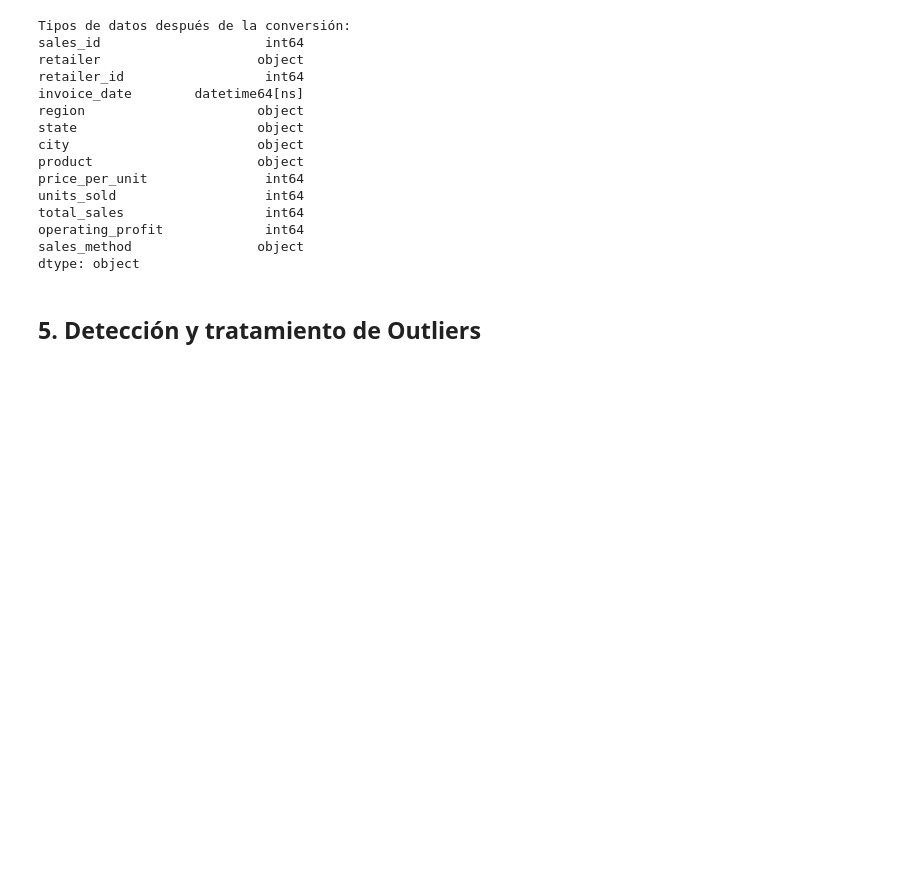
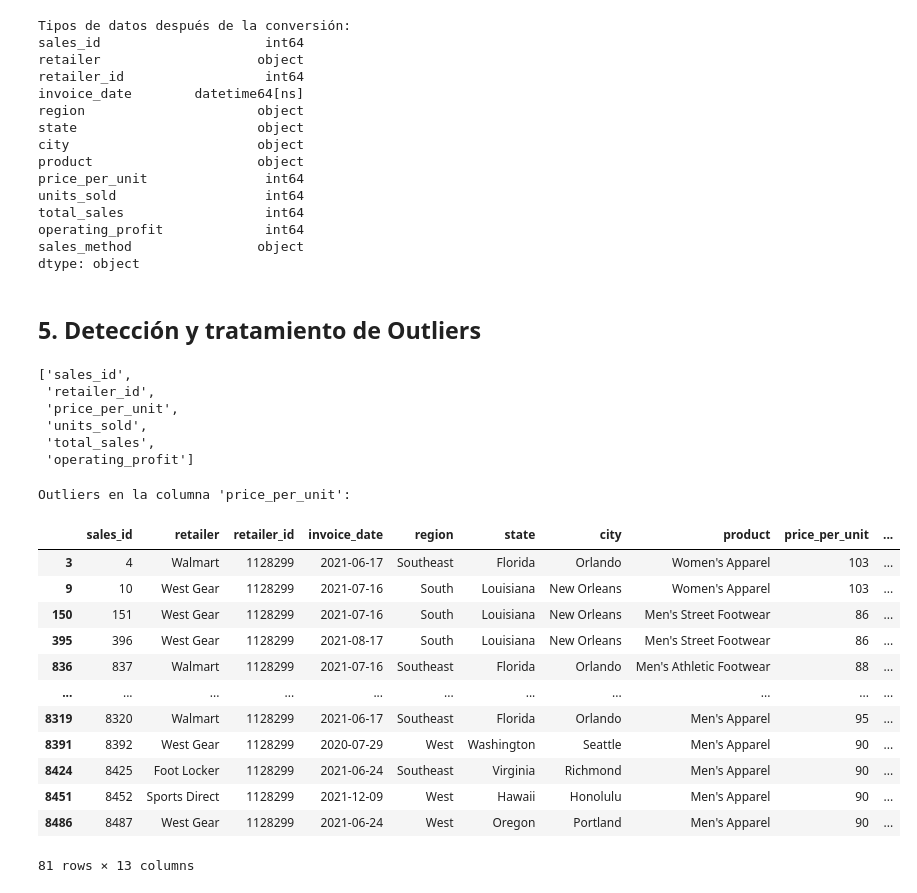
Before and after one commit to Dilmer-Rojas/Ventas_Adidas, a Jupyter notebook: notebooks/Data_Cleaning_Python.ipynb, the cells around one changed output. Cells and saved outputs as stored; diff of their text form; code cells hidden in the pictures; blank space fills up the shorter version.

```diff
--- a/notebooks/Data_Cleaning_Python.ipynb
+++ b/notebooks/Data_Cleaning_Python.ipynb
@@ -189,3 +189,42 @@ sales_method                object
 dtype: object
 # %% [markdown]
 ## 5. Detección y tratamiento de Outliers
+# %%
+# Identificar columnas numéricas para detectar outliers
+columnas_numericas = df.select_dtypes(include=[np.number]).columns.tolist()
+columnas_numericas
+# %% [output]
+['sales_id',
+ 'retailer_id',
+ 'price_per_unit',
+ 'units_sold',
+ 'total_sales',
+ 'operating_profit']
+# %%
+# Identificar outliers en la columna 'price_per_unit'
+def detectar_outliers(columna):
+    Q1 = df[columna].quantile(0.25)
+    Q3 = df[columna].quantile(0.75)
+    IQR = Q3 - Q1
+    limite_inferior = Q1 - 1.5 * IQR
+    limite_superior = Q3 + 1.5 * IQR
+    return df[(df[columna] < limite_inferior) | (df[columna] > limite_superior)]
+outliers_price_per_unit = detectar_outliers('price_per_unit')
+# Lista de todos los outliers en price_per_unit
+print(Fore.BLUE + "Outliers en la columna 'price_per_unit':" + Fore.RESET)
+outliers_price_per_unit
+# %% [output]
+Outliers en la columna 'price_per_unit':
+|  | sales_id | retailer | retailer_id | invoice_date | region | state | city | product | price_per_unit | ... |
+| 3 | 4 | Walmart | 1128299 | 2021-06-17 | Southeast | Florida | Orlando | Women's Apparel | 103 | ... |
+| 9 | 10 | West Gear | 1128299 | 2021-07-16 | South | Louisiana | New Orleans | Women's Apparel | 103 | ... |
+| 150 | 151 | West Gear | 1128299 | 2021-07-16 | South | Louisiana | New Orleans | Men's Street Footwear | 86 | ... |
+| 395 | 396 | West Gear | 1128299 | 2021-08-17 | South | Louisiana | New Orleans | Men's Street Footwear | 86 | ... |
+| 836 | 837 | Walmart | 1128299 | 2021-07-16 | Southeast | Florida | Orlando | Men's Athletic Footwear | 88 | ... |
+| ... | ... | ... | ... | ... | ... | ... | ... | ... | ... | ... |
+| 8319 | 8320 | Walmart | 1128299 | 2021-06-17 | Southeast | Florida | Orlando | Men's Apparel | 95 | ... |
+| 8391 | 8392 | West Gear | 1128299 | 2020-07-29 | West | Washington | Seattle | Men's Apparel | 90 | ... |
+| 8424 | 8425 | Foot Locker | 1128299 | 2021-06-24 | Southeast | Virginia | Richmond | Men's Apparel | 90 | ... |
+| 8451 | 8452 | Sports Direct | 1128299 | 2021-12-09 | West | Hawaii | Honolulu | Men's Apparel | 90 | ... |
+| 8486 | 8487 | West Gear | 1128299 | 2021-06-24 | West | Oregon | Portland | Men's Apparel | 90 | ... |
+81 rows × 13 columns
```
Also changed, not shown: parts of 3 cells of this notebook.
